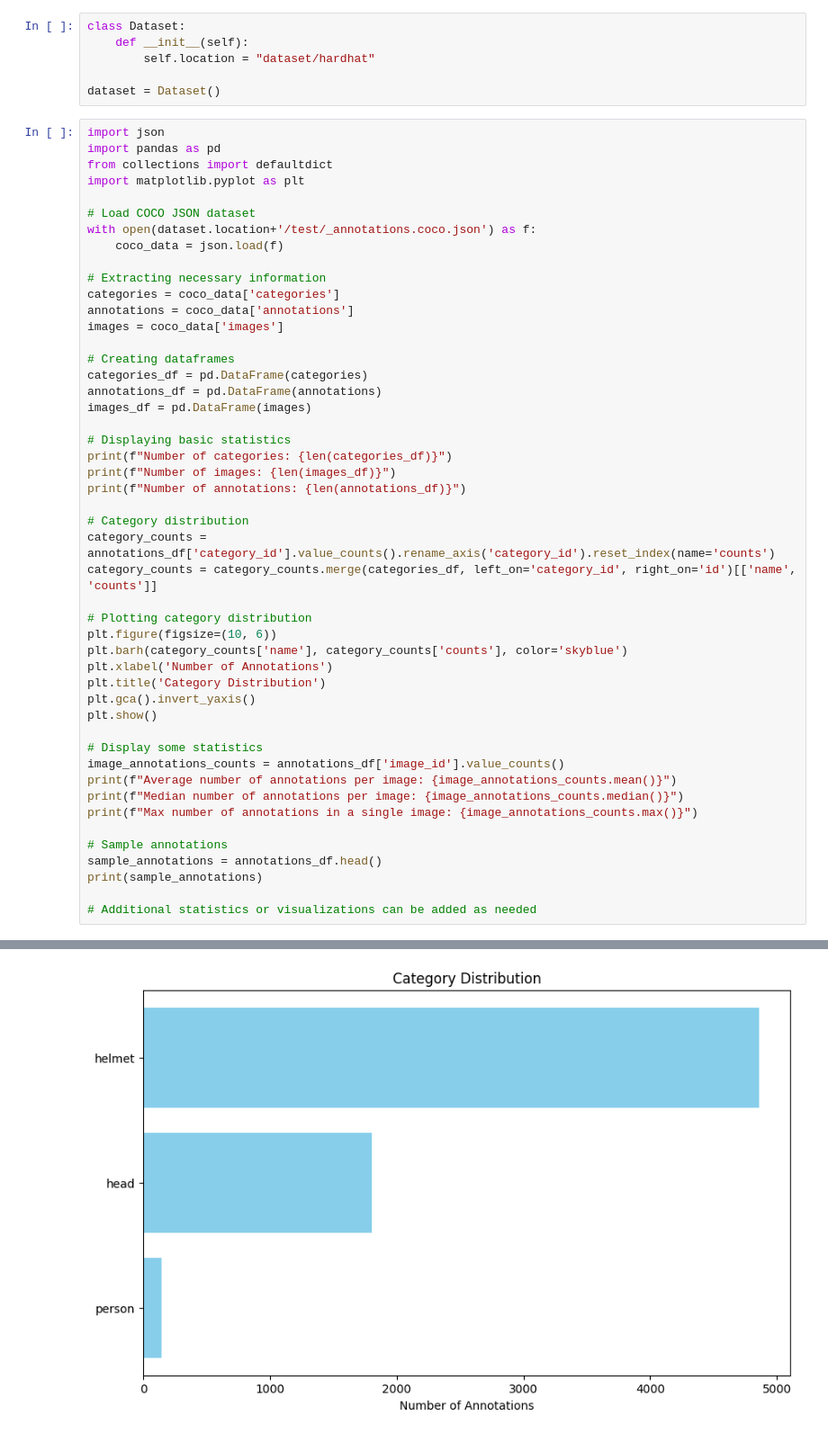
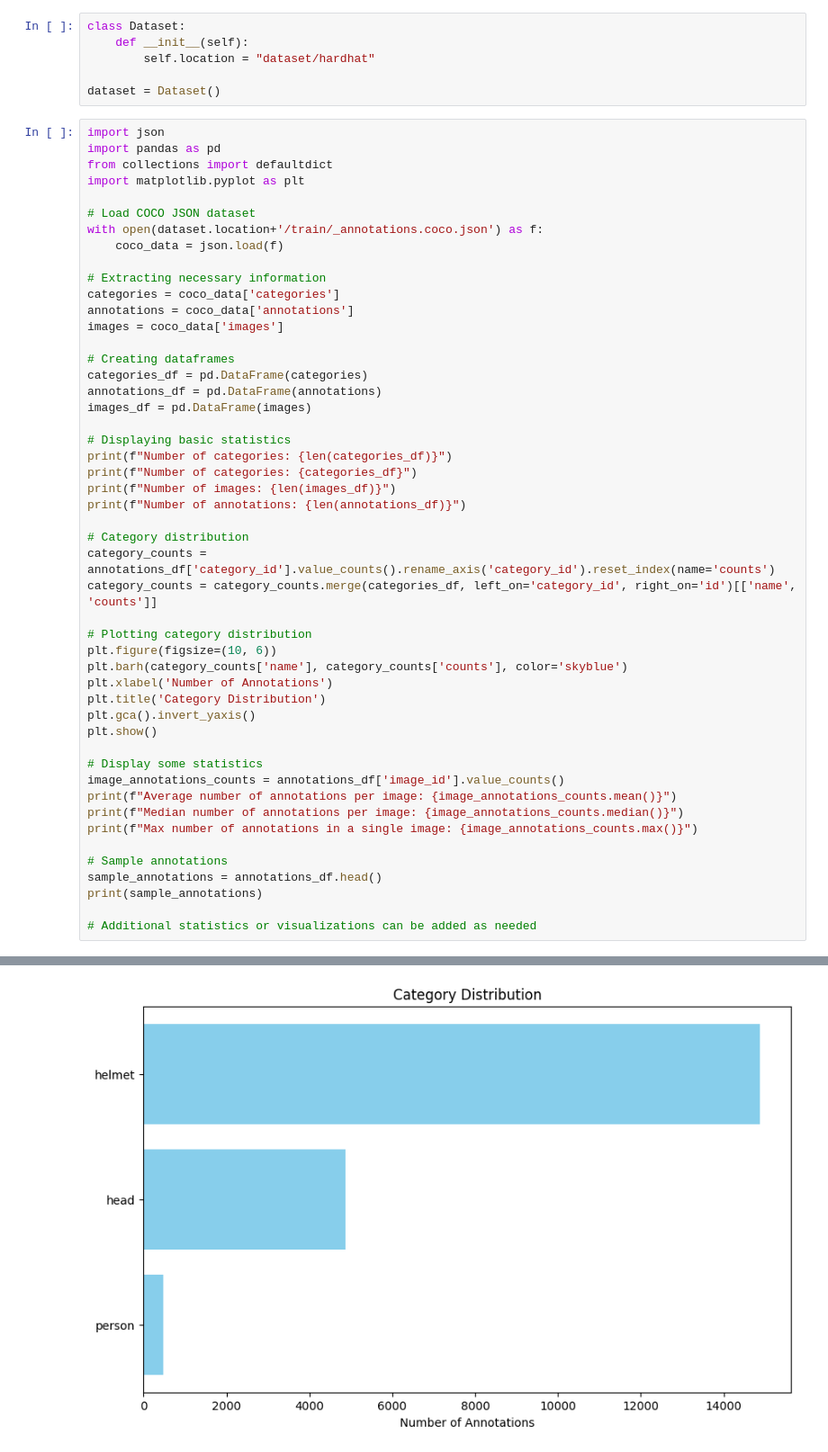
Before and after one commit to GitBasil/ML, a Jupyter notebook: Project/hardhat.ipynb, the cells around one changed output, grey strips where cells are left out. Shown: that part at 90% size. Saved outputs shown, nothing was run; the diff lists cells and outputs as text.

```diff
--- a/Project/hardhat.ipynb
+++ b/Project/hardhat.ipynb
@@ -48,7 +48,7 @@ from collections import defaultdict
 import matplotlib.pyplot as plt
 
 # Load COCO JSON dataset
-with open(dataset.location+'/test/_annotations.coco.json') as f:
+with open(dataset.location+'/train/_annotations.coco.json') as f:
     coco_data = json.load(f)
 
 # Extracting necessary information
@@ -63,6 +63,7 @@ images_df = pd.DataFrame(images)
 
 # Displaying basic statistics
 print(f"Number of categories: {len(categories_df)}")
+print(f"Number of categories: {categories_df}")
 print(f"Number of images: {len(images_df)}")
 print(f"Number of annotations: {len(annotations_df)}")
 
@@ -96 +102 @@ Number of annotations: 6808
-[figure, old version]
+[figure, new version]
```
Also changed, not shown: parts of 1 cell of this notebook, 13 other files.
